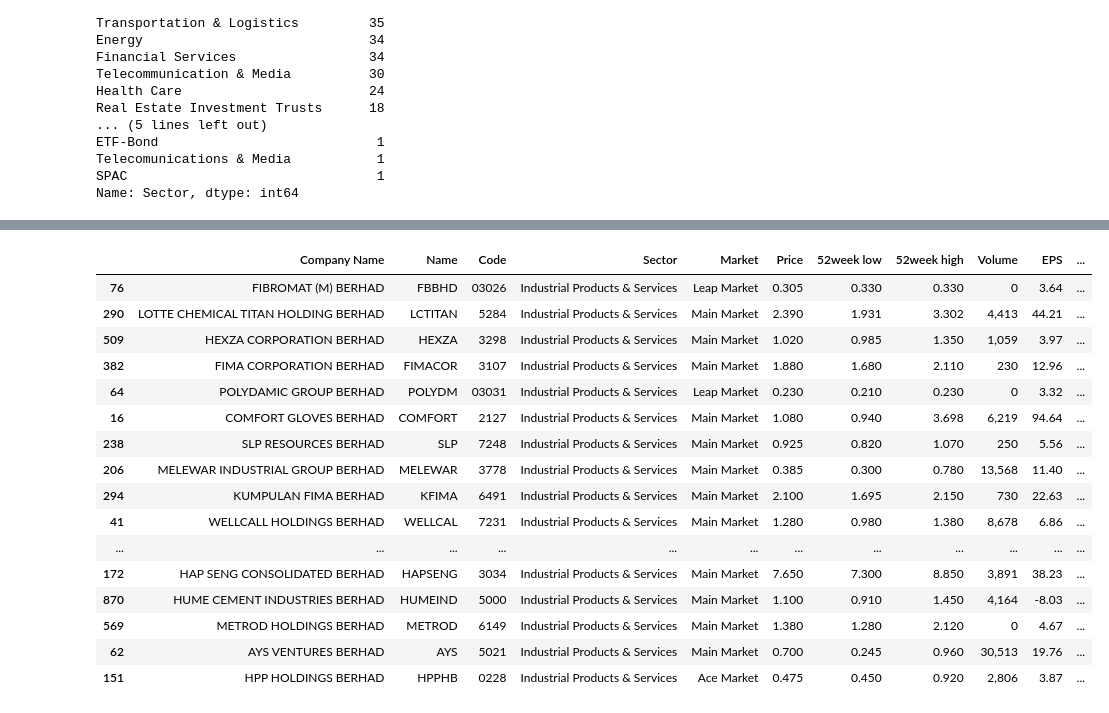
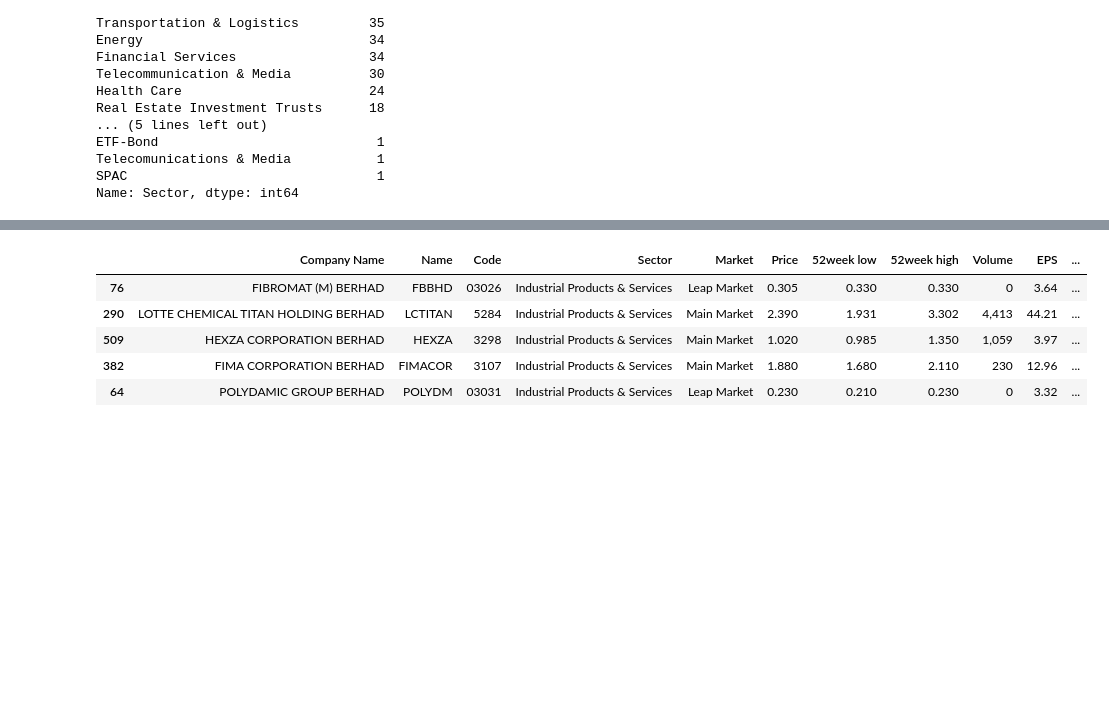
Before and after one commit to seowteckkueh/web-scraping, a Jupyter notebook: Bursa stock summary.ipynb, the cells around one changed output, grey strips where cells are left out. Drawn from its saved outputs; the diff is of its cells as text; code cells hidden in the pictures; blank space fills up the shorter version.

```diff
--- a/Bursa stock summary.ipynb
+++ b/Bursa stock summary.ipynb
@@ -149,21 +248,10 @@ IPS.head()
 # %%
 test=IPS.sort_values(by=['DY'],ascending=False)
-test.head(25)
+test.head(5)
 # %% [output]
 |  | Company Name | Name | Code | Sector | Market | Price | 52week low | 52week high | Volume | EPS | ... |
 | 76 | FIBROMAT (M) BERHAD | FBBHD | 03026 | Industrial Products & Services | Leap Market | 0.305 | 0.330 | 0.330 | 0 | 3.64 | ... |
 | 290 | LOTTE CHEMICAL TITAN HOLDING BERHAD | LCTITAN | 5284 | Industrial Products & Services | Main Market | 2.390 | 1.931 | 3.302 | 4,413 | 44.21 | ... |
 | 509 | HEXZA CORPORATION BERHAD | HEXZA | 3298 | Industrial Products & Services | Main Market | 1.020 | 0.985 | 1.350 | 1,059 | 3.97 | ... |
 | 382 | FIMA CORPORATION BERHAD | FIMACOR | 3107 | Industrial Products & Services | Main Market | 1.880 | 1.680 | 2.110 | 230 | 12.96 | ... |
 | 64 | POLYDAMIC GROUP BERHAD | POLYDM | 03031 | Industrial Products & Services | Leap Market | 0.230 | 0.210 | 0.230 | 0 | 3.32 | ... |
-| 16 | COMFORT GLOVES BERHAD | COMFORT | 2127 | Industrial Products & Services | Main Market | 1.080 | 0.940 | 3.698 | 6,219 | 94.64 | ... |
-| 238 | SLP RESOURCES BERHAD | SLP | 7248 | Industrial Products & Services | Main Market | 0.925 | 0.820 | 1.070 | 250 | 5.56 | ... |
-| 206 | MELEWAR INDUSTRIAL GROUP BERHAD | MELEWAR | 3778 | Industrial Products & Services | Main Market | 0.385 | 0.300 | 0.780 | 13,568 | 11.40 | ... |
-| 294 | KUMPULAN FIMA BERHAD | KFIMA | 6491 | Industrial Products & Services | Main Market | 2.100 | 1.695 | 2.150 | 730 | 22.63 | ... |
-| 41 | WELLCALL HOLDINGS BERHAD | WELLCAL | 7231 | Industrial Products & Services | Main Market | 1.280 | 0.980 | 1.380 | 8,678 | 6.86 | ... |
-| ... | ... | ... | ... | ... | ... | ... | ... | ... | ... | ... | ... |
-| 172 | HAP SENG CONSOLIDATED BERHAD | HAPSENG | 3034 | Industrial Products & Services | Main Market | 7.650 | 7.300 | 8.850 | 3,891 | 38.23 | ... |
-| 870 | HUME CEMENT INDUSTRIES BERHAD | HUMEIND | 5000 | Industrial Products & Services | Main Market | 1.100 | 0.910 | 1.450 | 4,164 | -8.03 | ... |
-| 569 | METROD HOLDINGS BERHAD | METROD | 6149 | Industrial Products & Services | Main Market | 1.380 | 1.280 | 2.120 | 0 | 4.67 | ... |
-| 62 | AYS VENTURES BERHAD | AYS | 5021 | Industrial Products & Services | Main Market | 0.700 | 0.245 | 0.960 | 30,513 | 19.76 | ... |
-| 151 | HPP HOLDINGS BERHAD | HPPHB | 0228 | Industrial Products & Services | Ace Market | 0.475 | 0.450 | 0.920 | 2,806 | 3.87 | ... |
```
Also changed, not shown: parts of 18 cells of this notebook.
